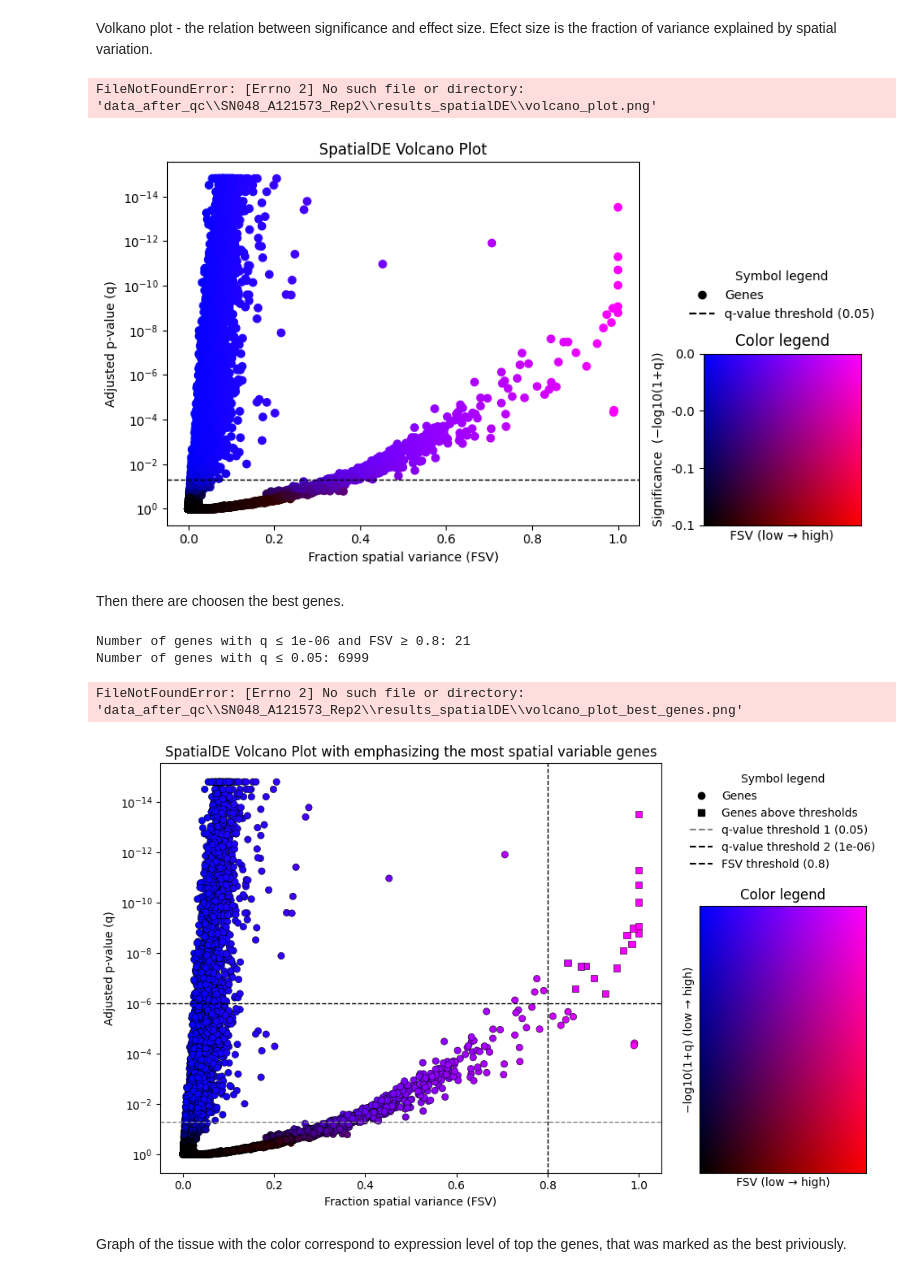
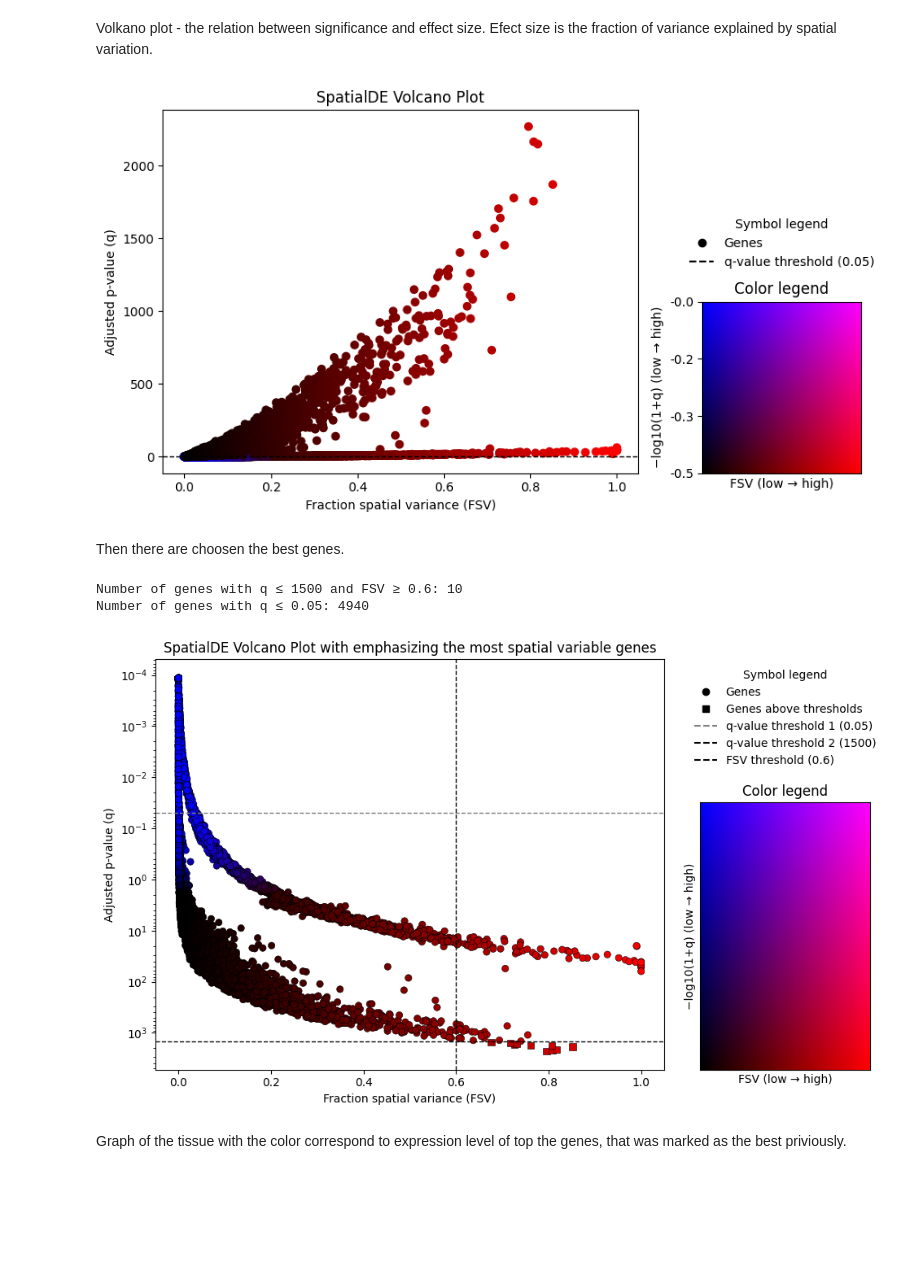
Before and after one commit to nikolienka24/IV114_ST, a Jupyter notebook: SpatialDE_analysis_ira2.ipynb, the cells around one changed output. Cells and saved outputs as stored; diff of their text form; code cells hidden in the pictures; blank space fills up the shorter version.

Commit message:
Update SpatialDE notebook, cleanup gitignore

```diff
--- a/SpatialDE_analysis_ira2.ipynb
+++ b/SpatialDE_analysis_ira2.ipynb
@@ -149,9 +149,9 @@ Optionally, we can generate a model-selection file for genes that have an adjust
 # %% [markdown]
 If the analysis already done, you can download the results for visualisation.
 # %%
-res_p = r"C:\MUNI\IV114_ST\data_after_qc\SN048_A121573_Rep1\res.csv"
-results_p = r"C:\MUNI\IV114_ST\data_after_qc\SN048_A121573_Rep1\results.csv"
-sample_info_p = r"C:\MUNI\IV114_ST\data_after_qc\SN048_A121573_Rep1\sample_info.csv"
+res_p = r"data_after_qc\SN048_A121573_Rep1\results_spatialDE\res.csv"
+results_p = r"data_after_qc\SN048_A121573_Rep1\results_spatialDE\results.csv"
+sample_info_p = r"data_after_qc\SN048_A121573_Rep1\results_spatialDE\sample_info.csv"
 
 res = pd.read_csv(res_p, index_col=0)
 results = pd.read_csv(results_p, index_col=0)
@@ -166,7 +166,7 @@ Volkano plot - the relation between significance and effect size. Efect size is
 # %%
 # Use pandas Series directly
 x = results['FSV']
-y = results['qval']
+y = results['LLR']
 
 # ---- BLUE CHANNEL: significance from -log10(1+q) ----
 sig = -np.log10(1 + y)
@@ -188,12 +188,12 @@ gs = fig.add_gridspec(2, 2, width_ratios=[3, 1], height_ratios=[0.6, 2])
 
 # ---------------------- MAIN VOLCANO PLOT ----------------------
 ax = fig.add_subplot(gs[:, 0])
-ax.set_yscale('log')
+#ax.set_yscale('log')
 
 ax.scatter(x, y, c=colors)
 
 ax.axhline(alfa_v, c='black', lw=1, ls='--')
-ax.invert_yaxis()
+#ax.invert_yaxis()
 
 ax.set_xlabel('Fraction spatial variance (FSV)')
 ax.set_ylabel('Adjusted p-value (q)')
@@ -227,40 +227,39 @@ legend_ax.set_xticks([])
 # nice ticks on log-significance axis
 yticks = np.linspace(low, high, 4)
 legend_ax.set_yticks(yticks)
 legend_ax.set_yticklabels([f"{v:.1f}" for v in yticks])
 
 # ---------------------- SYMBOL LEGEND ABOVE COLOR LEGEND ----------------------
 scatter_proxy = mlines.Line2D(
     [], [], color='black', marker='o', linestyle='None',
     markersize=6, label='Genes'
 )
 threshold_proxy = mlines.Line2D(
     [], [], color='black', linestyle='--',
     label=f'q-value threshold ({alfa_v})'
 )
 
 legend_ax.legend(
     handles=[scatter_proxy, threshold_proxy],
     loc='upper center',
     bbox_to_anchor=(0.50, 1.55),     # above the color legend
     title='Symbol legend',
     frameon=False
 )
 
 plt.tight_layout()
 
 # Save volcano plot
 volcano_file = os.path.join(base_dir, "volcano_plot.png")
 plt.savefig(volcano_file, dpi=300)
 plt.show()
 # %% [output]
-FileNotFoundError: [Errno 2] No such file or directory: 'data_after_qc\\SN048_A121573_Rep2\\results_spatialDE\\volcano_plot.png'
-[figure, old version]
+[figure, new version]
 # %% [markdown]
 Then there are choosen the best genes.
 # %%
 # Mask for upper-right quadrant: high FSV AND low q-value
-mask_top_right = (x >= fsv_thr) & (y <= qval_thr)
+mask_top_right = (x >= fsv_thr) & (y >= qval_thr)
 mask_top_right_np = mask_top_right.to_numpy()
 
 # Inverse mask: all other genes
@@ -385,10 +384,9 @@ volcano_file = os.path.join(base_dir, "volcano_plot_best_genes.png")
 plt.savefig(volcano_file, dpi=300)
 plt.show()
 # %% [output]
-Number of genes with q ≤ 1e-06 and FSV ≥ 0.8: 21
-Number of genes with q ≤ 0.05: 6999
+Number of genes with q ≤ 1500 and FSV ≥ 0.6: 10
+Number of genes with q ≤ 0.05: 4940
-FileNotFoundError: [Errno 2] No such file or directory: 'data_after_qc\\SN048_A121573_Rep2\\results_spatialDE\\volcano_plot_best_genes.png'
-[figure, old version]
+[figure, new version]
 # %% [markdown]
 Graph of the tissue with the color correspond to expression level of top the genes, that was marked as the best priviously.
 # %%
```
Also changed, not shown: parts of 6 cells of this notebook.
